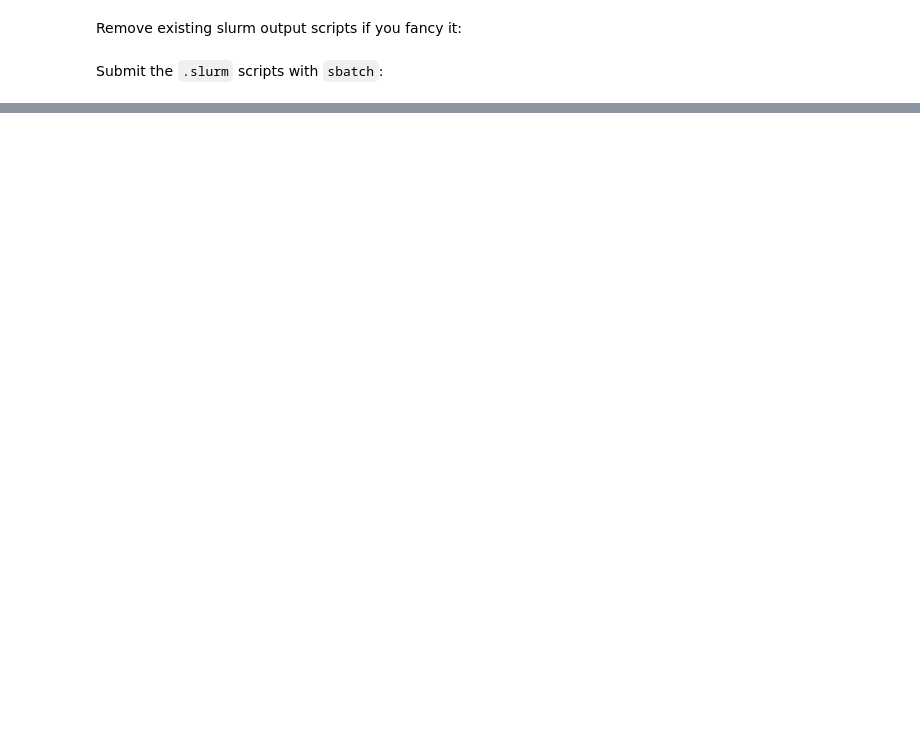
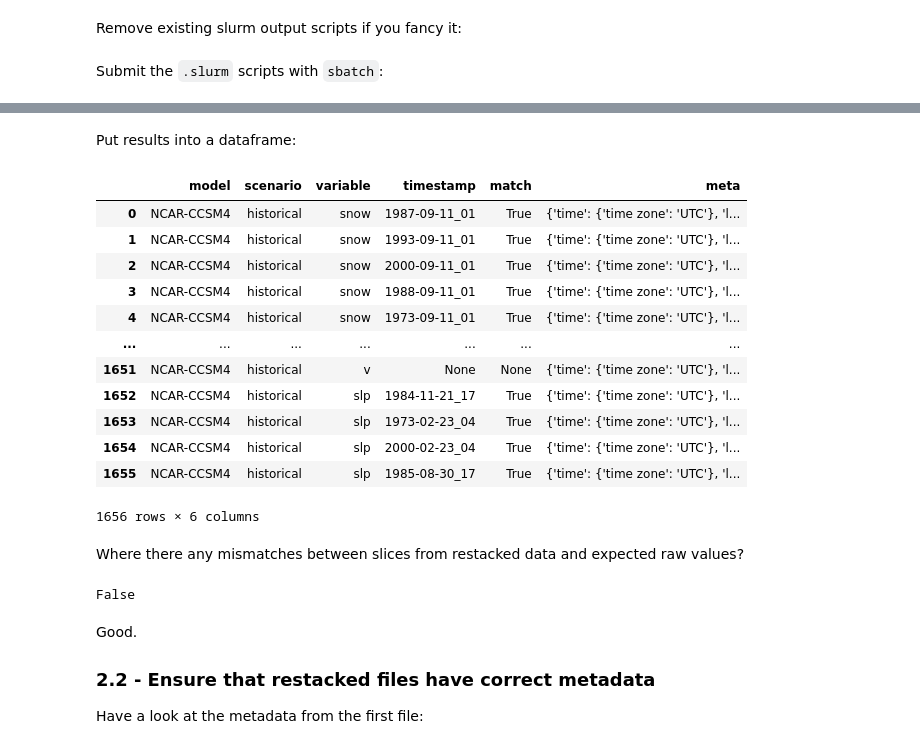
Before and after one commit to ua-snap/wrf_utils, a Jupyter notebook: restack_20km/restack_20km.ipynb, the cells around one changed output, grey strips where cells are left out. Cells and saved outputs as stored; diff of their text form; code cells hidden in the pictures; blank space fills up the shorter version.

Commit message:
add some completed quality checks for restacked data for ccsm_hist

```diff
--- a/restack_20km/restack_20km.ipynb
+++ b/restack_20km/restack_20km.ipynb
@@ -396,5 +393,6 @@ Dimensions are the same
 # %%
-all_wrf_fps = list(restack_scratch_dir.glob("*/*.nc"))
+group_fn_str = luts.groups[group]["fn_str"]
+all_wrf_fps = list(restack_scratch_dir.glob(f"*/*{group_fn_str}*.nc"))
 args = [(fp, raw_scratch_dir) for fp in all_wrf_fps]
 # %%
 tic = time.perf_counter()
@@ -402,7 +400,7 @@ tic = time.perf_counter()
 with Pool(20) as pool:
     new_rows = [
         result for result in tqdm.tqdm(
-            pool.imap_unordered(main.validate_slice, args[:50]), total=len(args[:50]))
+            pool.imap_unordered(main.validate_restacked_file, args), total=len(args))
     ]
 
 print(f"Time elapsed: {round((time.perf_counter() - tic) / 60)}m")
@@ -408,0 +409,31 @@ print(f"Time elapsed: {round((time.perf_counter() - tic) / 60)}m")
+# %% [markdown]
+Put results into a dataframe:
+# %%
+results_df = pd.DataFrame(new_rows)
+results_df
+# %% [output]
+|  | model | scenario | variable | timestamp | match | meta |
+| 0 | NCAR-CCSM4 | historical | snow | 1987-09-11_01 | True | {'time': {'time zone': 'UTC'}, 'l... |
+| 1 | NCAR-CCSM4 | historical | snow | 1993-09-11_01 | True | {'time': {'time zone': 'UTC'}, 'l... |
+| 2 | NCAR-CCSM4 | historical | snow | 2000-09-11_01 | True | {'time': {'time zone': 'UTC'}, 'l... |
+| 3 | NCAR-CCSM4 | historical | snow | 1988-09-11_01 | True | {'time': {'time zone': 'UTC'}, 'l... |
+| 4 | NCAR-CCSM4 | historical | snow | 1973-09-11_01 | True | {'time': {'time zone': 'UTC'}, 'l... |
+| ... | ... | ... | ... | ... | ... | ... |
+| 1651 | NCAR-CCSM4 | historical | v | None | None | {'time': {'time zone': 'UTC'}, 'l... |
+| 1652 | NCAR-CCSM4 | historical | slp | 1984-11-21_17 | True | {'time': {'time zone': 'UTC'}, 'l... |
+| 1653 | NCAR-CCSM4 | historical | slp | 1973-02-23_04 | True | {'time': {'time zone': 'UTC'}, 'l... |
+| 1654 | NCAR-CCSM4 | historical | slp | 2000-02-23_04 | True | {'time': {'time zone': 'UTC'}, 'l... |
+| 1655 | NCAR-CCSM4 | historical | slp | 1985-08-30_17 | True | {'time': {'time zone': 'UTC'}, 'l... |
+1656 rows × 6 columns
+# %% [markdown]
+Where there any mismatches between slices from restacked data and expected raw values?
+# %%
+any(results_df["match"] == False)
+# %% [output]
+False
+# %% [markdown]
+Good.
+
+### 2.2 - Ensure that restacked files have correct metadata
+
+Have a look at the metadata from the first file:
```
Also changed, not shown: parts of 14 cells of this notebook.
